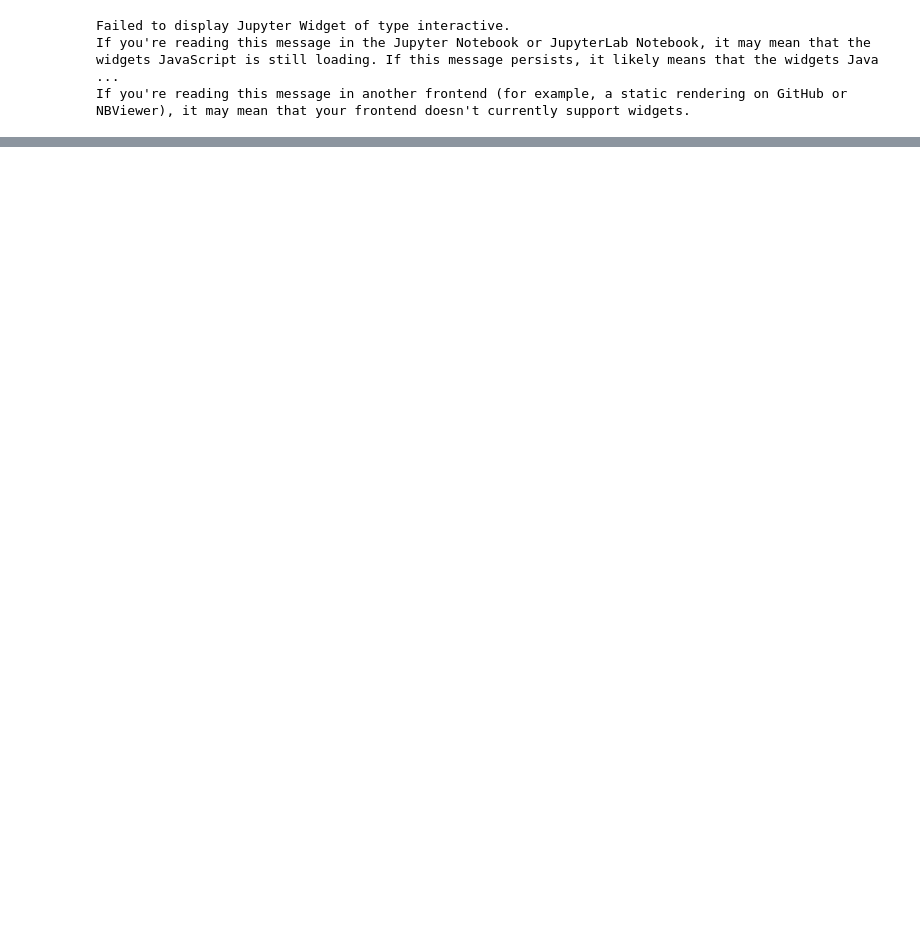
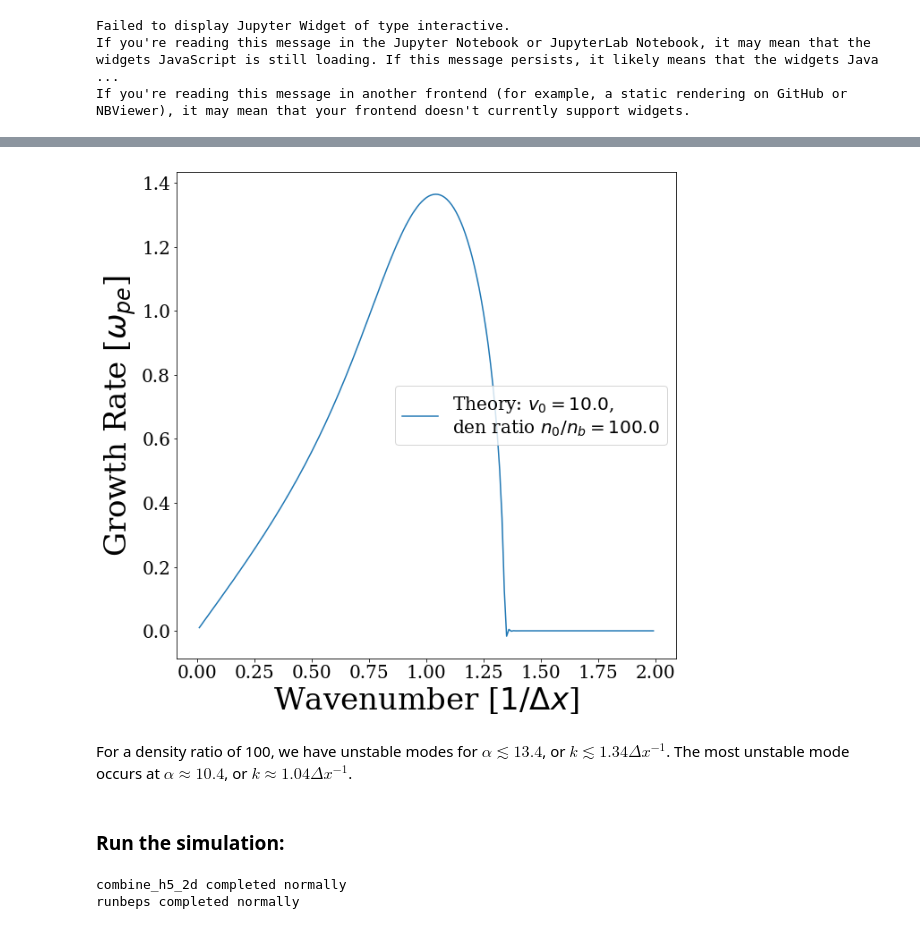
Before and after one commit to UCLA-Plasma-Simulation-Group/JupyterPIC, a Jupyter notebook: dev/buneman/Buneman-1-021018.ipynb, the cells around one changed output, grey strips where cells are left out. Drawn from its saved outputs; the diff is of its cells as text; code cells hidden in the pictures; blank space fills up the shorter version.

```diff
--- a/dev/buneman/Buneman-1-021018.ipynb
+++ b/dev/buneman/Buneman-1-021018.ipynb
@@ -225,0 +313,33 @@ If you're reading this message in another frontend (for example, a static render
+# %%
+alpha=np.linspace(0,20,num=200)
+rmass=100.0
+growth_rate=osiris.buneman_growth_rate(alpha,rmass)
+
+growth_rate_func=interp1d(alpha,np.abs(growth_rate),kind='cubic')
+
+v0=10.0
+
+c=100.0
+karray=np.arange(0.01,2,0.01)
+nk=49
+growth_rate=np.zeros(nk)
+growth_rate=growth_rate_func(karray*v0)
+plt.figure(figsize=(10,10))
+plt.plot(karray,growth_rate,label='Theory: $v_0 = '+repr(v0)+'$,\n'+'den ratio $n_0/n_b = '+repr(c)+'$')
+
+plt.xlabel('Wavenumber [$1/\Delta x$]',**axis_font)
+plt.ylabel('Growth Rate [$\omega_{pe}$]',**axis_font)
+plt.legend()
+plt.show()
+# %% [output]
+[figure, added]
+# %% [markdown]
+For a density ratio of 100, we have unstable modes for $\alpha \lesssim 13.4$, or $k \lesssim 1.34 \Delta x^{-1}$.  The most unstable mode occurs at $\alpha \approx 10.4$, or $k \approx 1.04 \Delta x^{-1}$.
+# %% [markdown]
+### Run the simulation:
+# %%
+dirname = 'wcb'
+osiris.run_upic_es(rundir=dirname,inputfile='wcb.txt')
+# %% [output]
+combine_h5_2d completed normally
+runbeps completed normally
```
Also changed, not shown: parts of 32 cells of this notebook, 1 other file.
